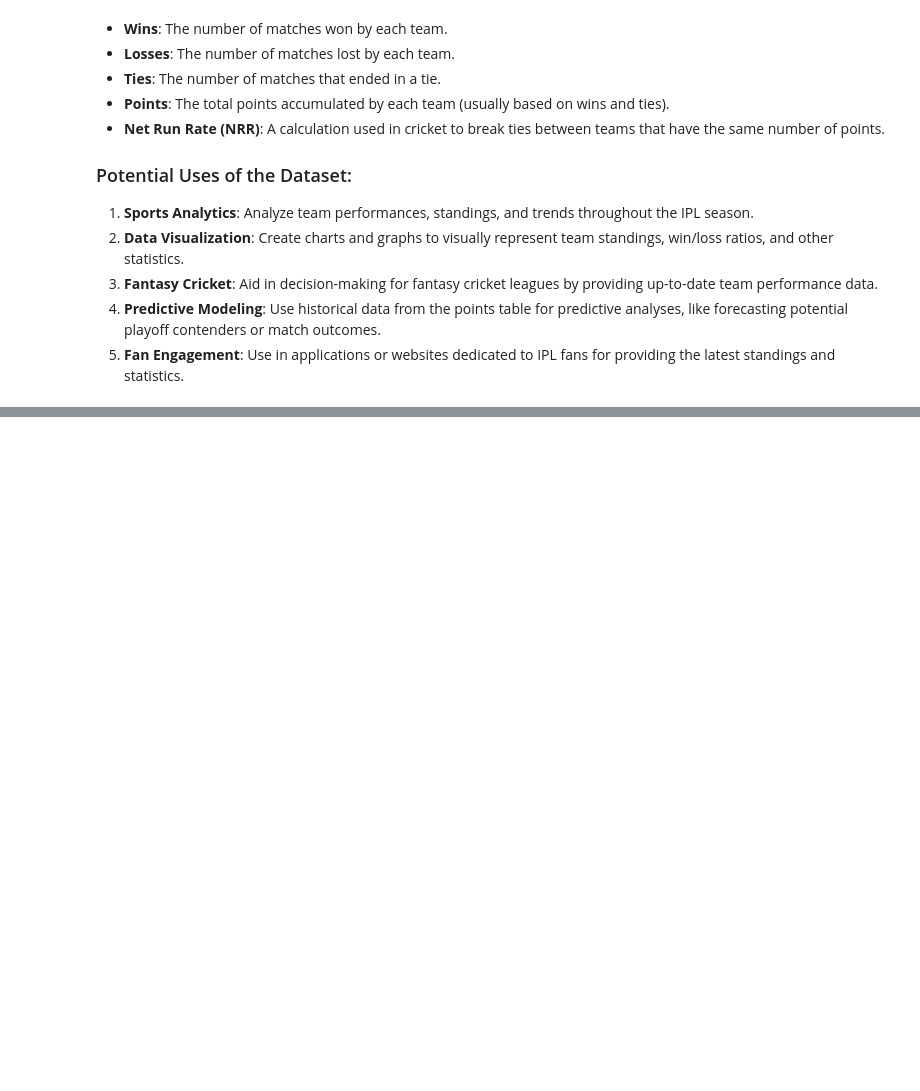
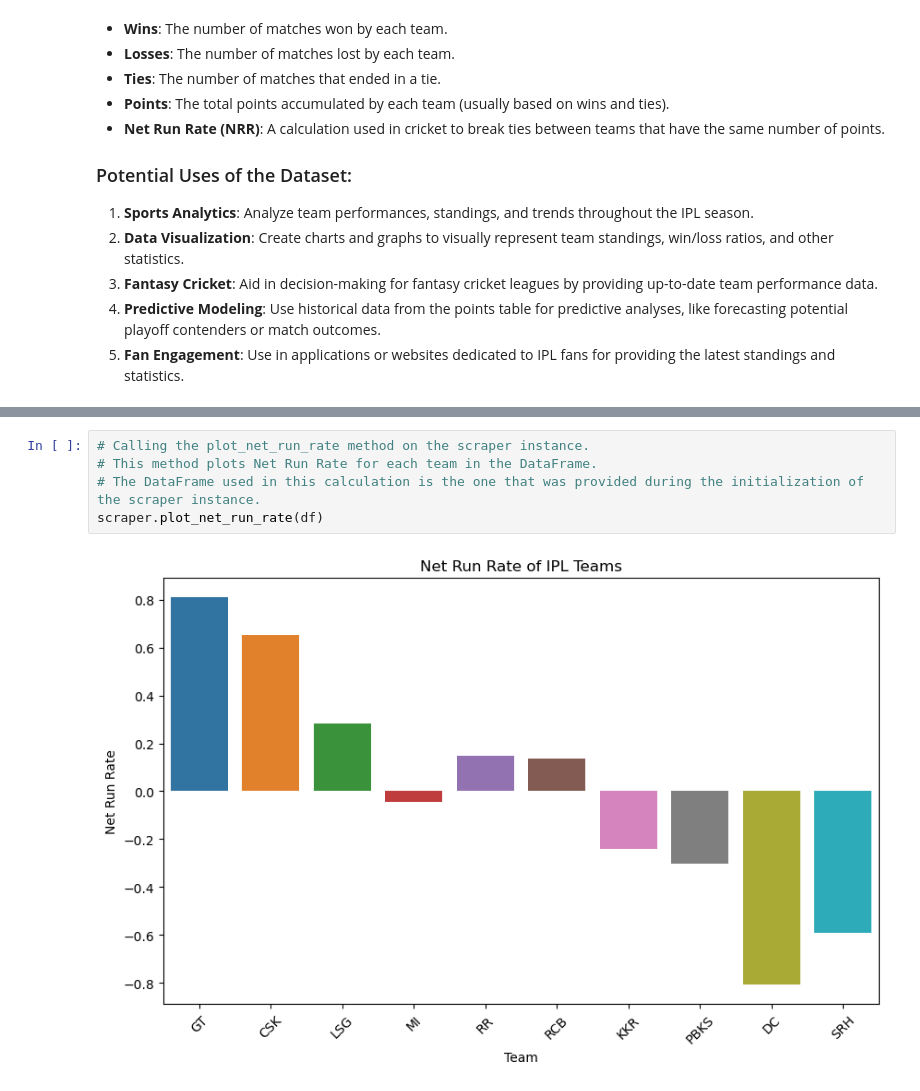
Before and after one commit to kguruchandrak/Web-Scraping, a Jupyter notebook: WEB_Scraping_Project.ipynb, the cells around one changed output, grey strips where cells are left out. Cells and saved outputs as stored; diff of their text form; blank space fills up the shorter version.

```diff
--- a/WEB_Scraping_Project.ipynb
+++ b/WEB_Scraping_Project.ipynb
@@ -248,0 +310,7 @@ The dataset obtained from this code, stored in `df`, is a pandas DataFrame conta
+# %%
+# Calling the plot_net_run_rate method on the scraper instance.
+# This method plots Net Run Rate for each team in the DataFrame.
+# The DataFrame used in this calculation is the one that was provided during the initialization of the scraper instance.
+scraper.plot_net_run_rate(df)
+# %% [output]
+[figure, added]
```
Also changed, not shown: parts of 10 cells of this notebook, 2 other files.
